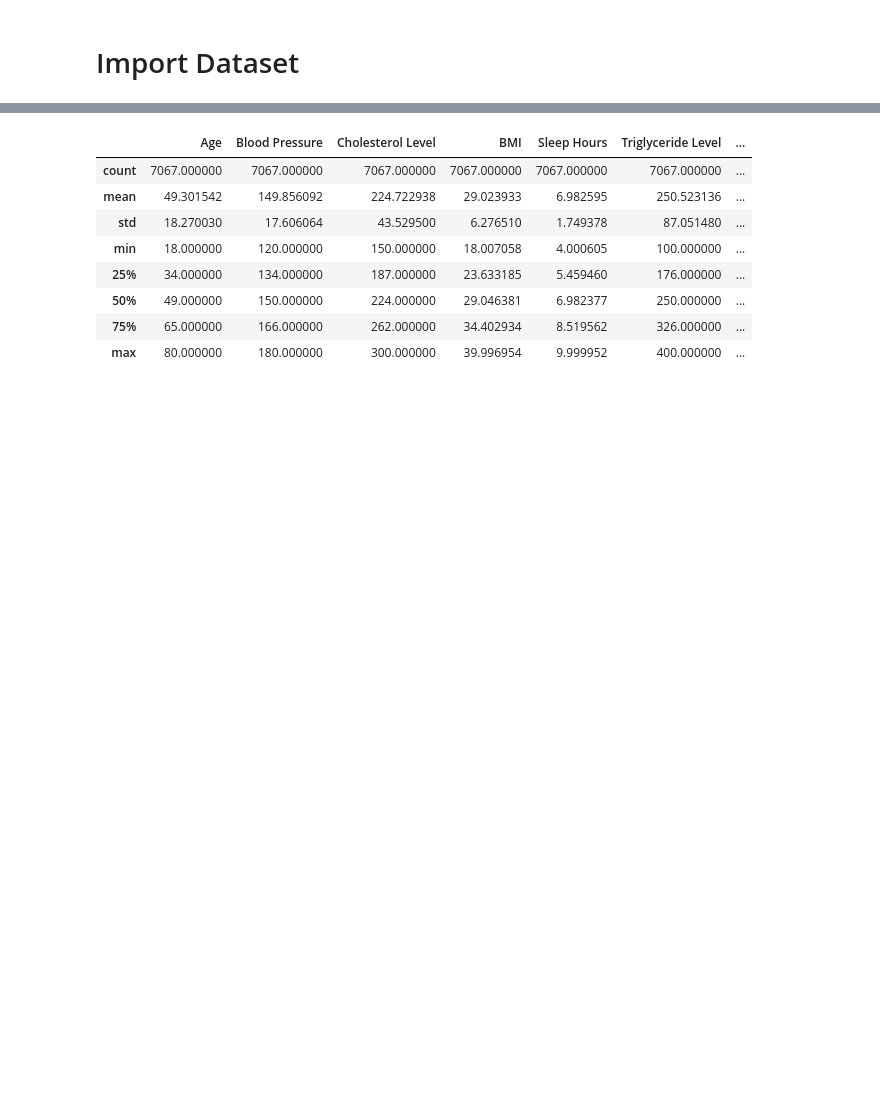
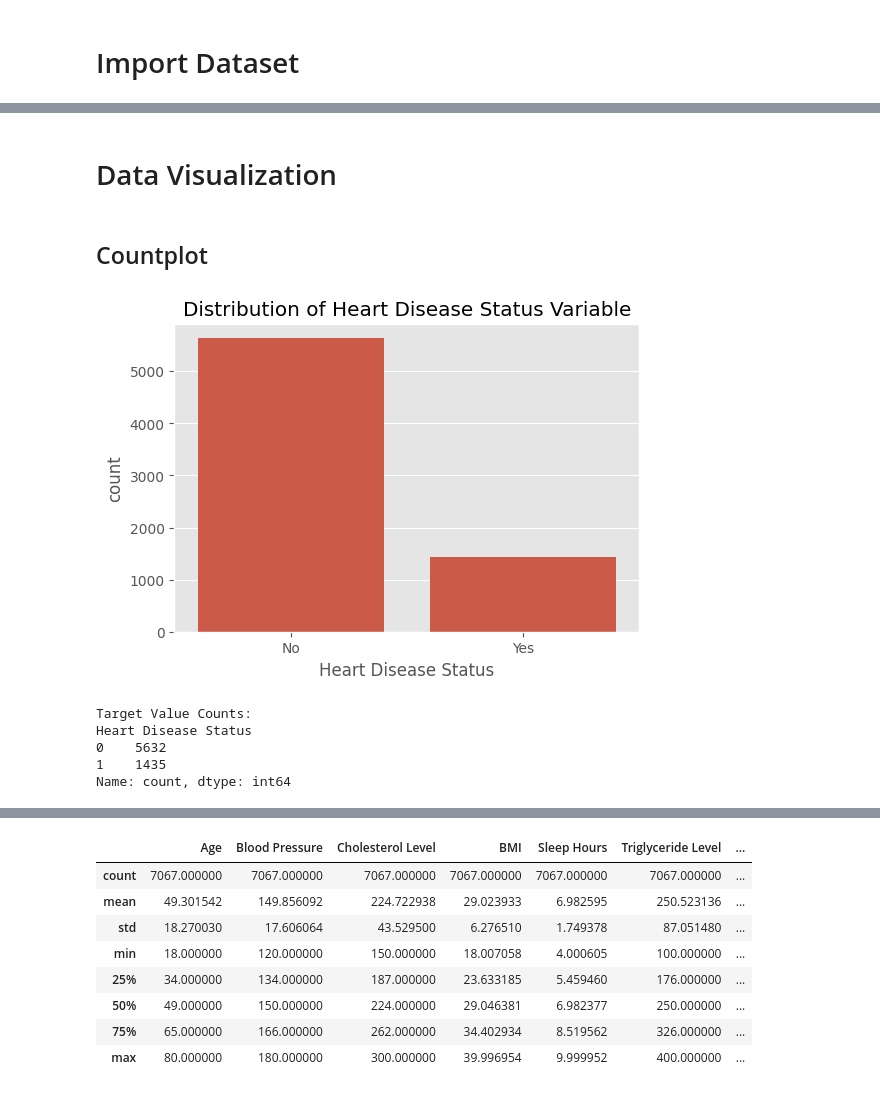
Before and after one commit to HongxuTeoh/AI_Assignment, a Jupyter notebook: AI_Assignment.ipynb, the cells around one changed output, grey strips where cells are left out. Saved outputs shown, nothing was run; the diff lists cells and outputs as text; code cells hidden in the pictures; blank space fills up the shorter version.

```diff
--- a/AI_Assignment.ipynb
+++ b/AI_Assignment.ipynb
@@ -201,0 +141,4 @@ memory usage: 1.2 MB
+# %%
+# Drop missing values rows
+df = df.dropna()
+df.shape
@@ -201,0 +222,16 @@ memory usage: 1.2 MB
+# %%
+df['Gender'] = df['Gender'].map({'Male': 1, 'Female': 0})
+df['Exercise Habits'] = df['Exercise Habits'].map({'Low': 0, 'Medium': 1, 'High': 2})
+df['Smoking'] = df['Smoking'].map({'No': 0, 'Yes': 1})
+df['Family Heart Disease'] = df['Family Heart Disease'].map({'No': 0, 'Yes': 1})
+df['Diabetes'] = df['Diabetes'].map({'No': 0, 'Yes': 1})
+df['High Blood Pressure'] = df['High Blood Pressure'].map({'No': 0, 'Yes': 1})
+df['Low HDL Cholesterol'] = df['Low HDL Cholesterol'].map({'No': 0, 'Yes': 1})
+df['High LDL Cholesterol'] = df['High LDL Cholesterol'].map({'No': 0, 'Yes': 1})
+df['Alcohol Consumption'] = df['Alcohol Consumption'].map({'Low': 0, 'Medium': 1, 'High': 2})
+df['Stress Level'] = df['Stress Level'].map({'Low': 0, 'Medium': 1, 'High': 2})
+df['Sugar Consumption'] = df['Sugar Consumption'].map({'Low': 0, 'Medium': 1, 'High': 2})
+df['Heart Disease Status'] = df['Heart Disease Status'].map({'No': 0, 'Yes': 1})
+
+# show data after encoding
+df.head()
@@ -214,0 +270,22 @@ data.describe()
+# %% [markdown]
+# Data Visualization
+# %% [markdown]
+## Countplot
+# %%
+# check the distribution of target variable
+plt.figure(figsize=(6,4))
+sns.countplot(x='Heart Disease Status', data=df)
+plt.title('Distribution of Heart Disease Status Variable')
+plt.xlabel('Heart Disease Status')
+plt.xticks([0, 1], ['No', 'Yes'])  # Set custom tick labels
+plt.show()
+
+print("Target Value Counts:")
+print(df['Heart Disease Status'].value_counts())
+# %% [output]
+[figure, added]
+Target Value Counts:
+Heart Disease Status
+0    5632
+1    1435
+Name: count, dtype: int64
```
Also changed, not shown: parts of 30 cells of this notebook, 1 other file.
